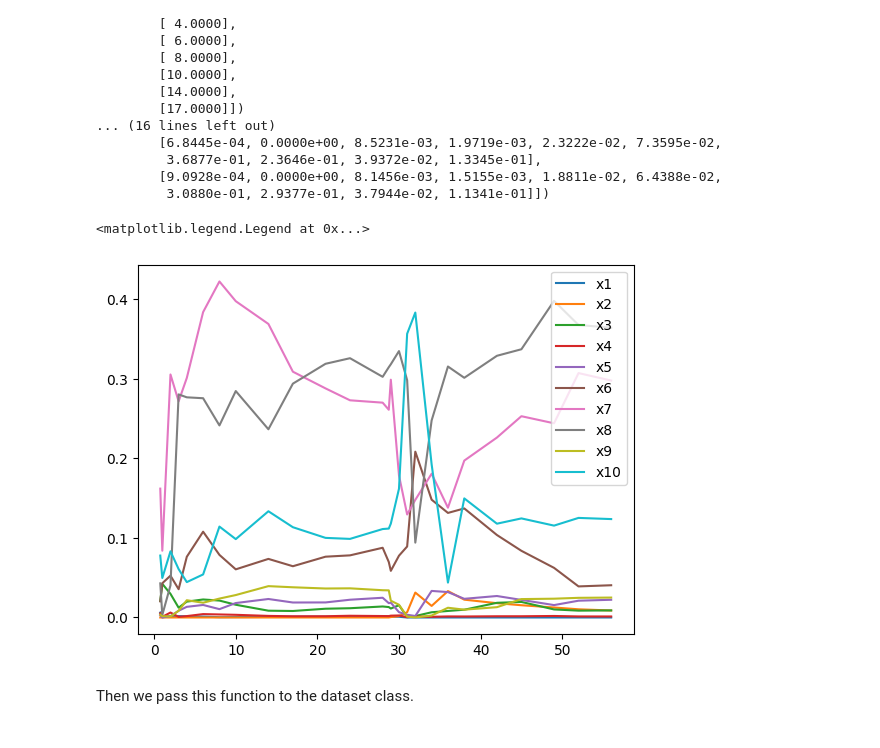
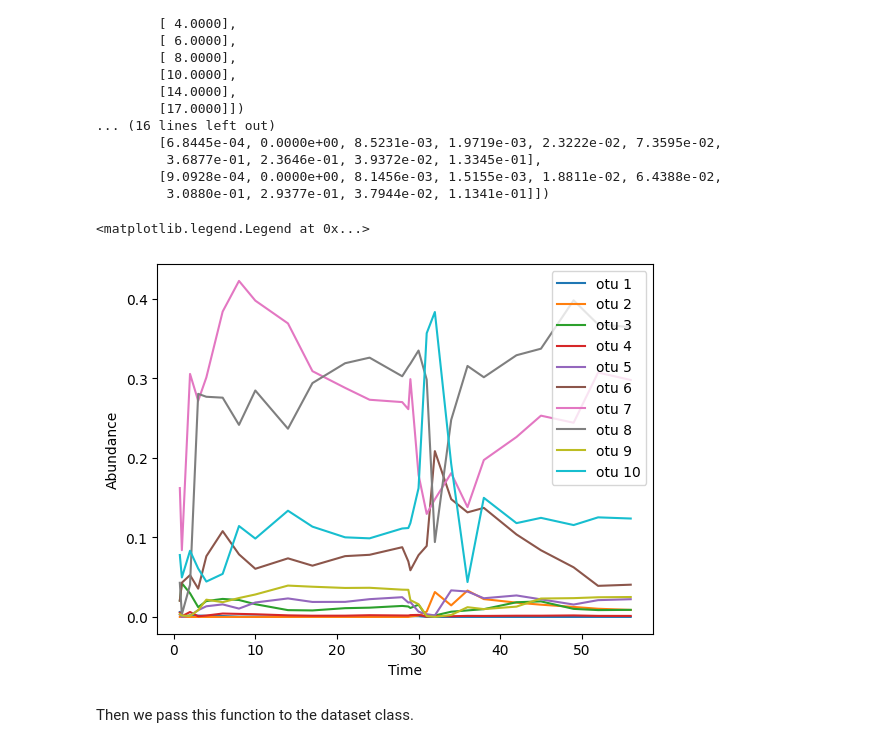
Before and after one commit to mariaproebstl/MScThesis, a Jupyter notebook: Python/DeePyMoD/solve_ODE_bucci.ipynb, the cells around one changed output. Saved outputs shown, nothing was run; the diff lists cells and outputs as text; code cells hidden in the pictures.

```diff
--- a/Python/DeePyMoD/solve_ODE_bucci.ipynb
+++ b/Python/DeePyMoD/solve_ODE_bucci.ipynb
@@ -105,14 +108,16 @@ Time: tensor([[ 0.7500],
         [9.0928e-04, 0.0000e+00, 8.1456e-03, 1.5155e-03, 1.8811e-02, 6.4388e-02,
          3.0880e-01, 2.9377e-01, 3.7944e-02, 1.1341e-01]])
 # %%
-# plt.plot(data[0],data[1])
+# plot the raw data
 fig, ax = plt.subplots()
 for i in np.arange(n_otu):
-    ax.plot(data[0], data[1][:,i], label = f"x{i+1}")
+    ax.plot(data[0], data[1][:,i], label = f"otu {i+1}")
+ax.set_xlabel("Time")
+ax.set_ylabel("Abundance")
 ax.legend()
 # %% [output]
 <matplotlib.legend.Legend at 0x...>
-[figure, old version]
+[figure, new version]
 # %% [markdown]
 Then we pass this function to the dataset class.
 # %%
```
Also changed, not shown: parts of 24 cells of this notebook.
